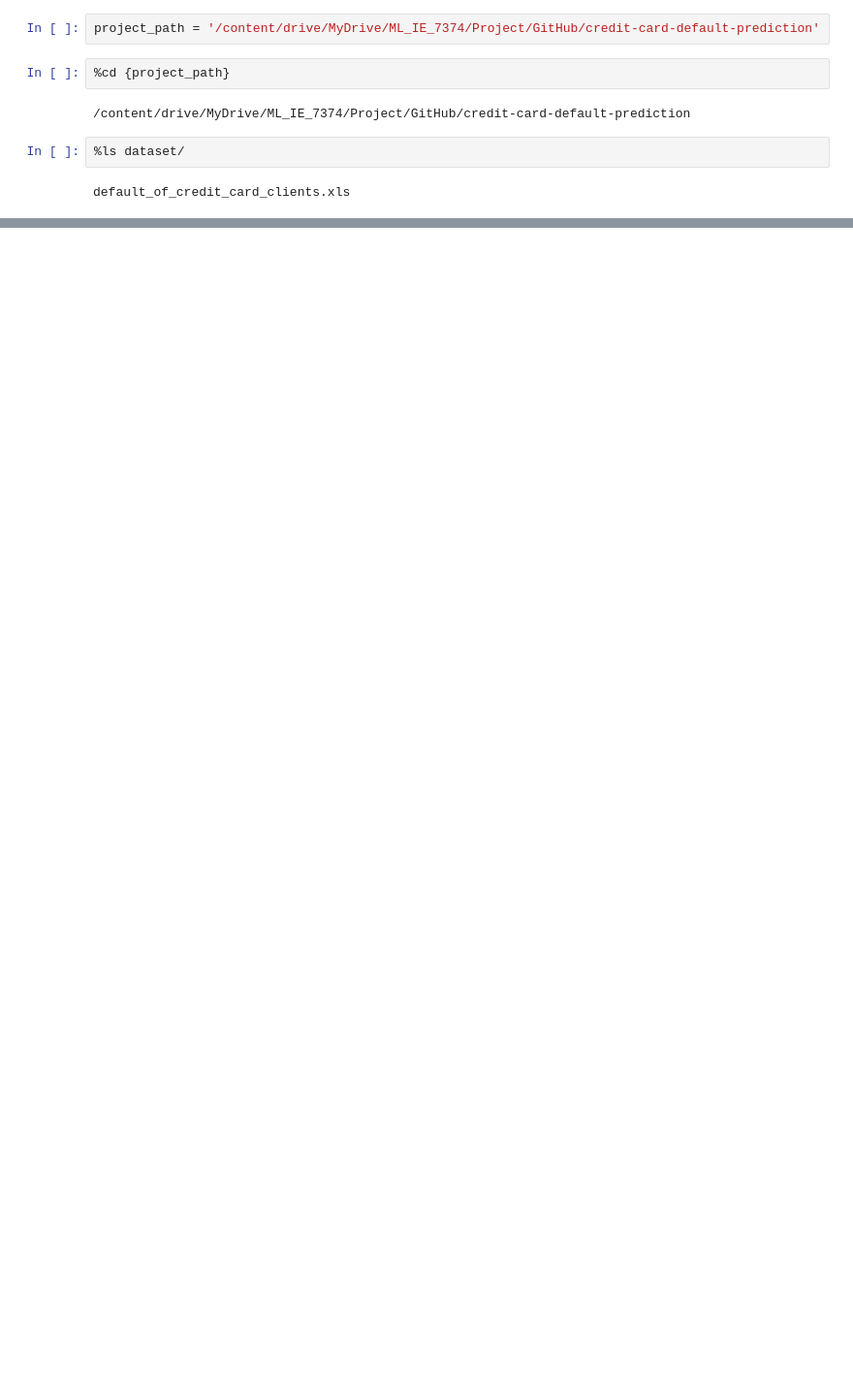
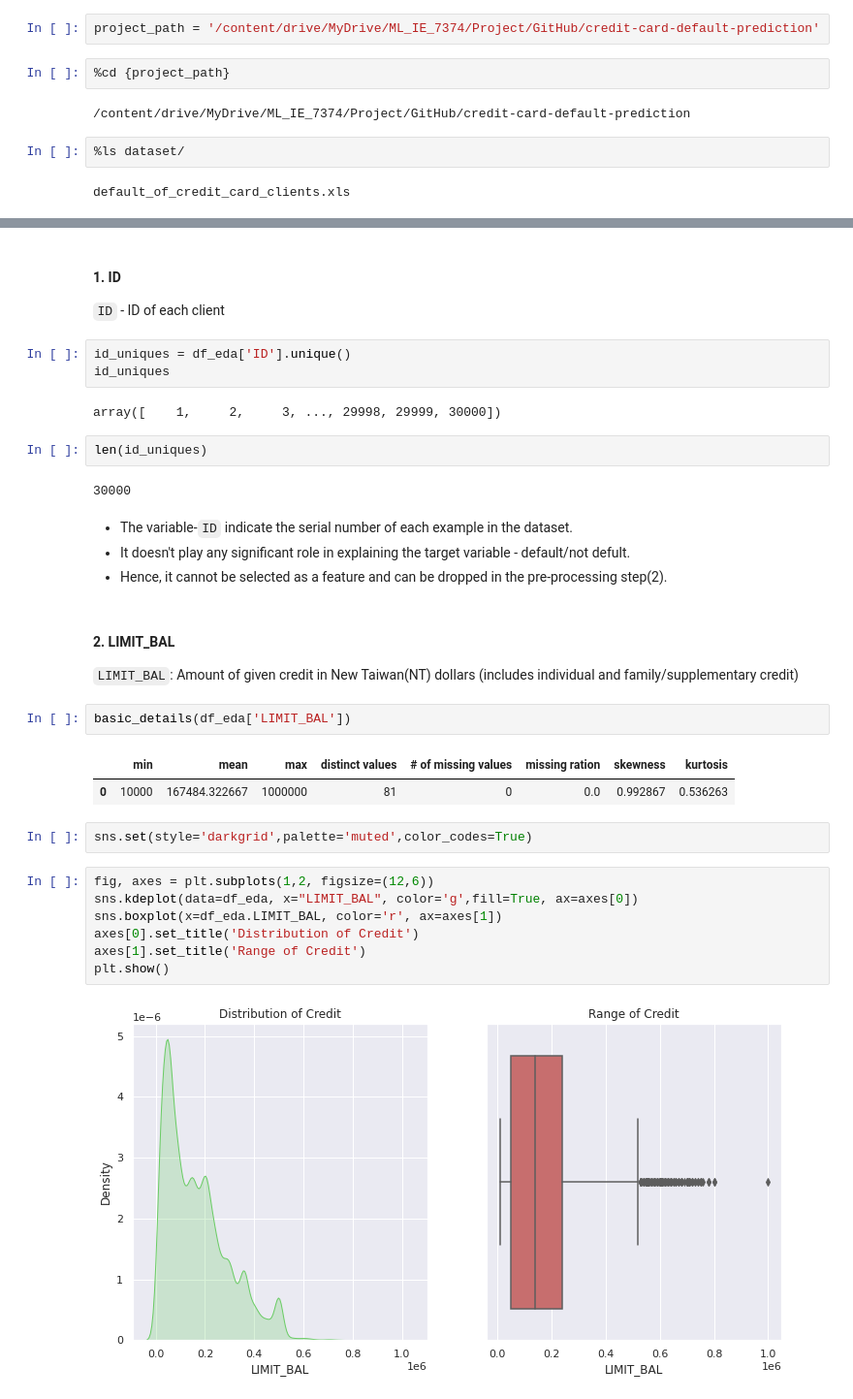
Before and after one commit to akhil189/credit-card-default-prediction, a Jupyter notebook: project.ipynb, the cells around one changed output, grey strips where cells are left out. Shown: that part at 97% size. Saved outputs shown, nothing was run; the diff lists cells and outputs as text; blank space fills up the shorter version.

```diff
--- a/project.ipynb
+++ b/project.ipynb
@@ -41,0 +164,36 @@ raw_data
+# %% [markdown]
+#### **1. ID**
+`ID` - ID of each client
+# %%
+id_uniques = df_eda['ID'].unique()
+id_uniques
+# %% [output]
+array([    1,     2,     3, ..., 29998, 29999, 30000])
+# %%
+len(id_uniques)
+# %% [output]
+30000
+# %% [markdown]
+- The variable-`ID` indicate the serial number of each example in the dataset.
+- It doesn't play any significant role in explaining the target variable - default/not defult.
+- Hence, it cannot be selected as a feature and can be dropped in the pre-processing step(2).
+# %% [markdown]
+#### **2. LIMIT_BAL**
+`LIMIT_BAL`: Amount of given credit in New Taiwan(NT) dollars (includes individual and family/supplementary
+credit)
+# %%
+basic_details(df_eda['LIMIT_BAL'])
+# %% [output]
+|  | min | mean | max | distinct values | # of missing values | missing ration | skewness | kurtosis |
+| 0 | 10000 | 167484.322667 | 1000000 | 81 | 0 | 0.0 | 0.992867 | 0.536263 |
+# %%
+sns.set(style='darkgrid',palette='muted',color_codes=True)
+# %%
+fig, axes = plt.subplots(1,2, figsize=(12,6))
+sns.kdeplot(data=df_eda, x="LIMIT_BAL", color='g',fill=True, ax=axes[0])
+sns.boxplot(x=df_eda.LIMIT_BAL, color='r', ax=axes[1])
+axes[0].set_title('Distribution of Credit')
+axes[1].set_title('Range of Credit')
+plt.show()
+# %% [output]
+[figure, added]
```
Also changed, not shown: parts of 32 cells of this notebook.
